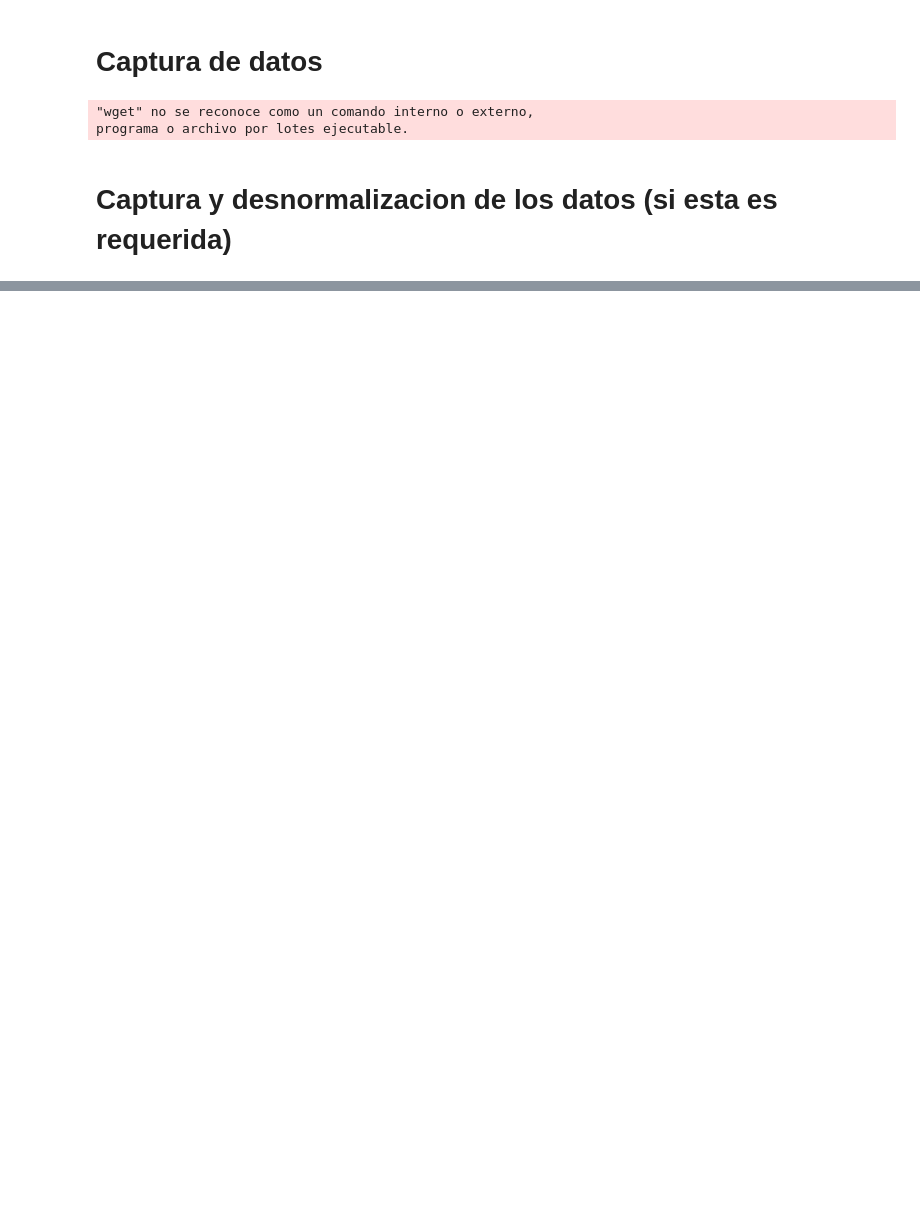
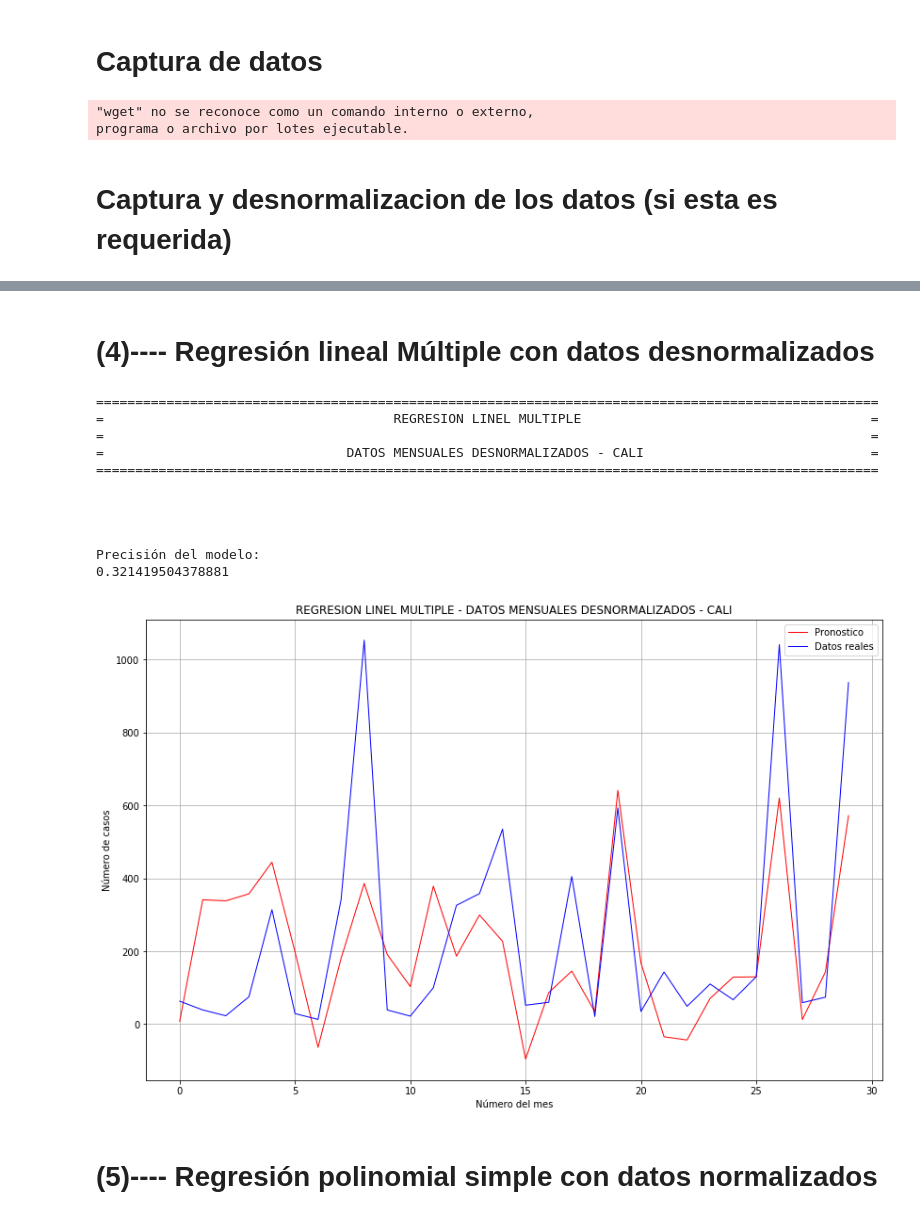
Before and after one commit to hjmesa/Dengue, a Jupyter notebook: Evaluacion_Regresiones_Cali_Mes.ipynb, the cells around one changed output, grey strips where cells are left out. Cells and saved outputs as stored; diff of their text form; code cells hidden in the pictures; blank space fills up the shorter version.

```diff
--- a/Evaluacion_Regresiones_Cali_Mes.ipynb
+++ b/Evaluacion_Regresiones_Cali_Mes.ipynb
@@ -1367,0 +523,62 @@ Precisión del modelo: R =  -0.7582239622644642
+# %% [markdown]
+# (4)---- Regresión lineal Múltiple con datos desnormalizados
+# %%
+# OK (4)
+
+#Precision en la regresion lineal multiple con datos desnormalizados
+P_R_L_M_DN = 0
+
+
+#Encabezado
+cadena = ""
+print (cadena.center(100, "="))
+cadena = "                                     REGRESION LINEL MULTIPLE                                     "
+print (cadena.center(100, "="))
+cadena = "                                                                                                  "
+print (cadena.center(100, "="))
+cadena = "                               DATOS MENSUALES DESNORMALIZADOS - CALI                             "
+print (cadena.center(100, "="))
+cadena = ""
+print (cadena.center(100, "="))
+print ('\n\n\n')
+
+
+#Generar la matriz de datos para el entrenamiento
+X,y = captura(Datos_dn)
+
+
+
+#Separo los datos de "train" en entrenamiento y prueba para probar los algoritmos
+X_train, X_test, y_train, y_test = train_test_split(X, y, test_size=0.2)
+
+#Defino el algoritmo a utilizar
+lr_multiple = linear_model.LinearRegression()
+
+#Entreno el modelo
+lr_multiple.fit(X_train, y_train)
+
+#Realizo una predicción para datos de entrenamientos
+Y_pred_multiple = lr_multiple.predict(X_test)
+
+
+P_R_L_M_DN = lr_multiple.score(X_train, y_train)
+print('Precisión del modelo:')
+print(P_R_L_M_DN)
+
+
+grafico_multiple(Y_pred_multiple,'REGRESION LINEL MULTIPLE - DATOS MENSUALES DESNORMALIZADOS - CALI')
+# %% [output]
+====================================================================================================
+=                                     REGRESION LINEL MULTIPLE                                     =
+=                                                                                                  =
+=                               DATOS MENSUALES DESNORMALIZADOS - CALI                             =
+====================================================================================================
+
+
+
+
+Precisión del modelo:
+0.321419504378881
+[figure, added]
+# %% [markdown]
+# (5)---- Regresión polinomial simple con datos normalizados
```
Also changed, not shown: parts of 51 cells of this notebook, 16 other files.
